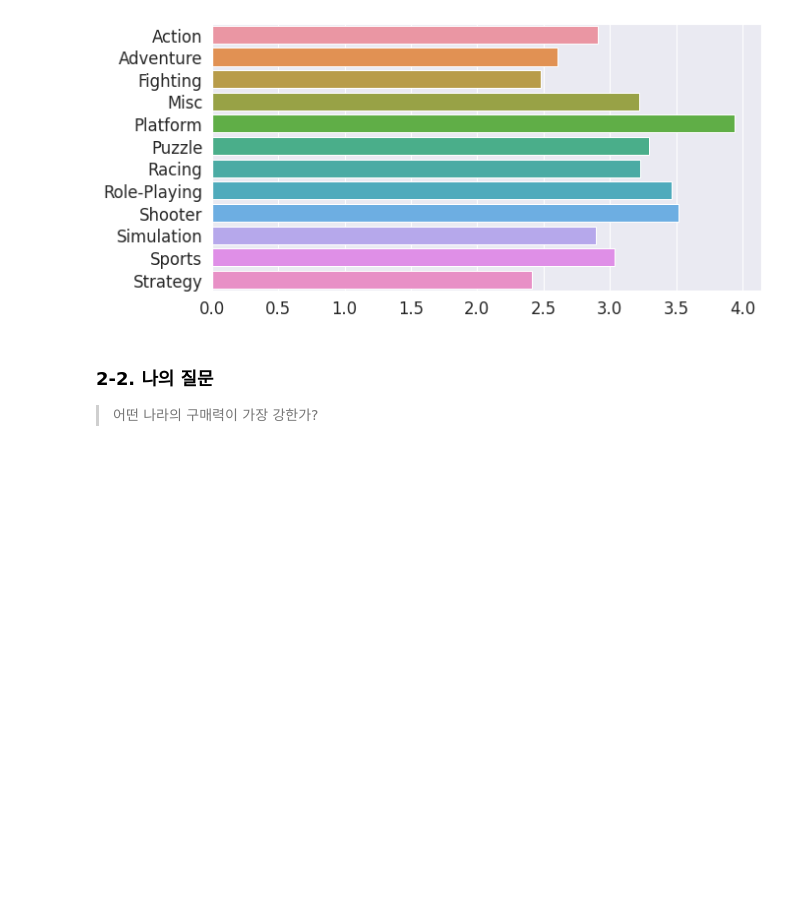
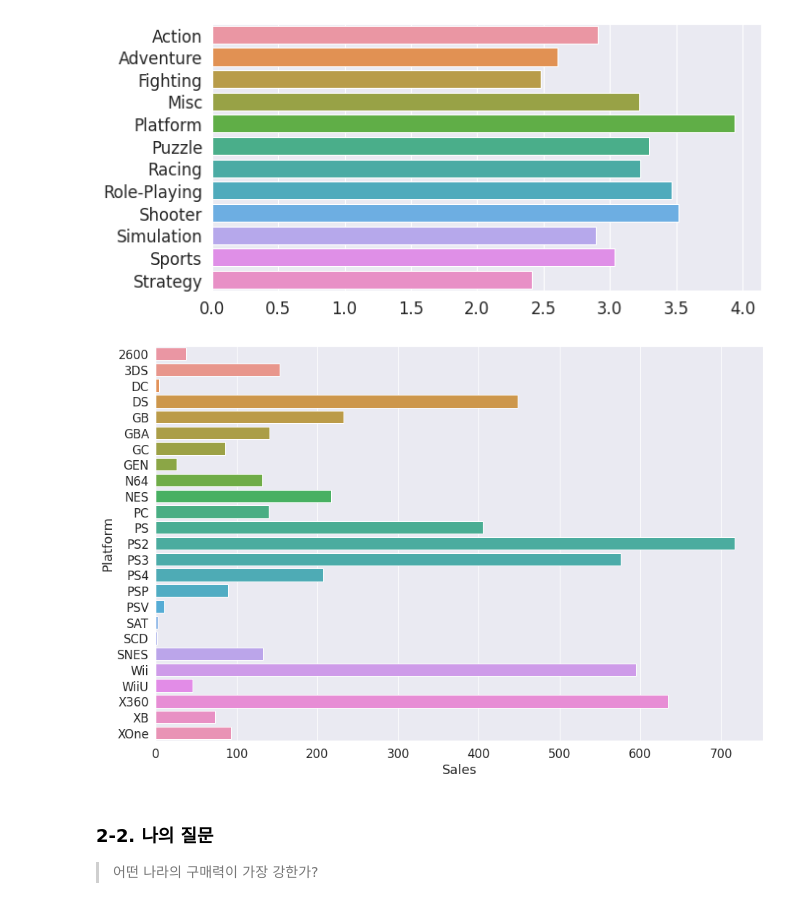
Before and after one commit to IlTACK-OH/Section1_project, a Jupyter notebook: Section1_project.ipynb, the cells around one changed output. Cells and saved outputs as stored; diff of their text form; code cells hidden in the pictures; blank space fills up the shorter version.

```diff
--- a/Section1_project.ipynb
+++ b/Section1_project.ipynb
@@ -880,6 +880,13 @@ sns.barplot(x=Sale_per,y=Sale_per.index)
 plt.show()
 # %% [output]
 [figure]
+# %%
+platform_sale = best.groupby('Platform').Sales.sum()
+plt.figure(figsize=([15,10]))
+sns.barplot(x=platform_sale,y=platform_sale.index)
+plt.show()
+# %% [output]
+[figure, added]
 # %% [markdown]
 ### 2-2. 나의 질문
 > 어떤 나라의 구매력이 가장 강한가?
```
Also changed, not shown: parts of 22 cells of this notebook.
